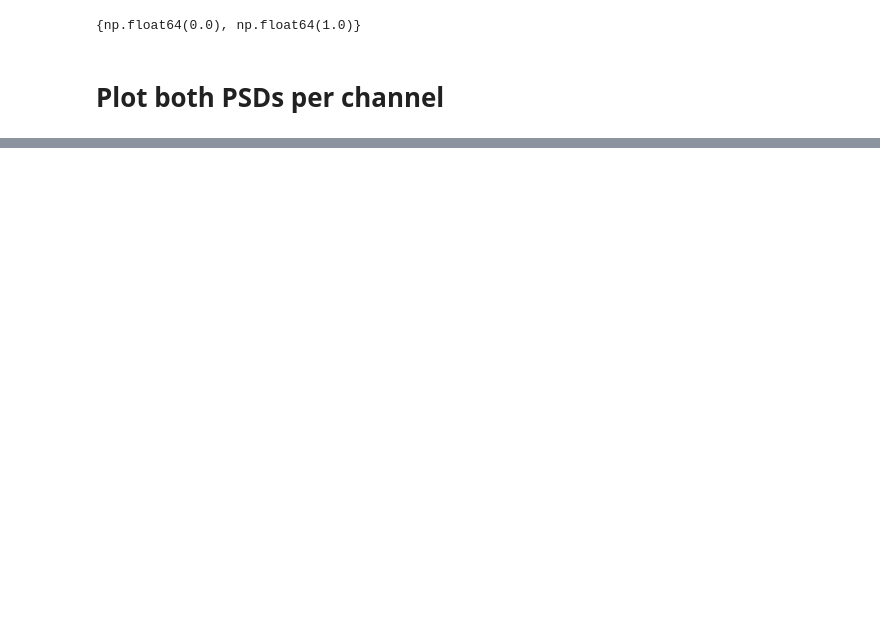
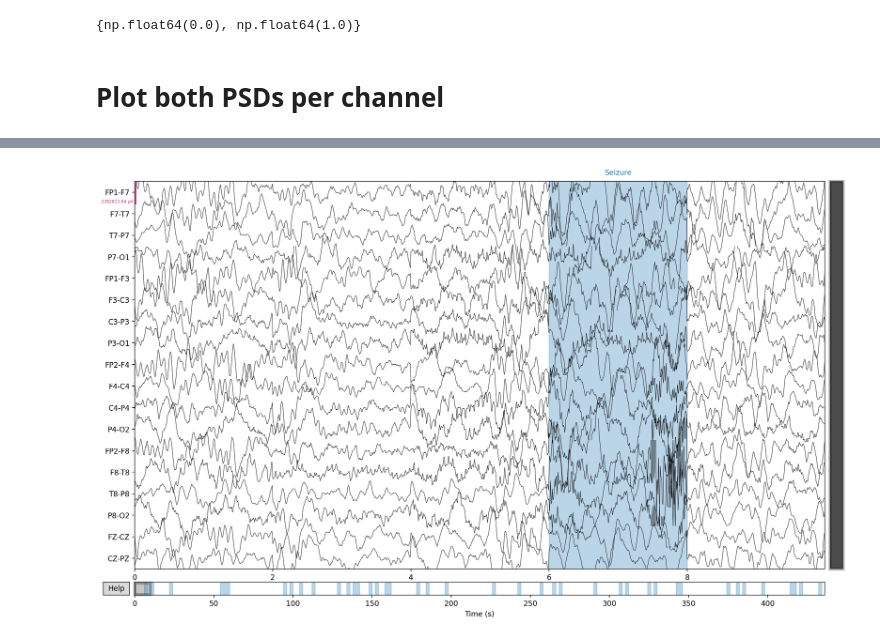
Before and after one commit to denizyennerr/Tez, a Jupyter notebook: preprocess_verify.ipynb, the cells around one changed output, grey strips where cells are left out. Drawn from its saved outputs; the diff is of its cells as text; code cells hidden in the pictures; blank space fills up the shorter version.

```diff
--- a/preprocess_verify.ipynb
+++ b/preprocess_verify.ipynb
@@ -598,0 +465,66 @@ np.count_nonzero(npz['y'])
+# %%
+matplotlib.use('TkAgg')
+
+# --- DEFINITIONS ---
+FINAL_CHANNELS = [
+    'FP1-F7', 'F7-T7', 'T7-P7', 'P7-O1',
+    'FP1-F3', 'F3-C3', 'C3-P3', 'P3-O1',
+    'FP2-F4', 'F4-C4', 'C4-P4', 'P4-O2',
+    'FP2-F8', 'F8-T8', 'T8-P8', 'P8-O2',
+    'FZ-CZ', 'CZ-PZ'
+]
+
+# 1. Load Data
+# Ensure the path is correct
+data_npz = np.load("processed_npz_files/chb01_chb01_03.npz")
+signals = data_npz['X']   # Shape: (Epochs, 18, 256)
+labels = data_npz['y']    # Shape: (Epochs,)
+
+# 2. Reshape Data (Concatenate Epochs)
+# (Epochs, Channels, Times) -> (Channels, Epochs * Times)
+n_epochs, n_channels, n_times = signals.shape
+
+# Safety Check: Ensure data channels match name list length
+if n_channels != len(FINAL_CHANNELS):
+    raise ValueError(f"Data has {n_channels} channels but list has {len(FINAL_CHANNELS)}")
+
+# Transpose to (Channels, Epochs, Times) then flatten the last two dims
+signals_reshaped = signals.transpose(1, 0, 2).reshape(n_channels, -1)
+
+# 3. Create MNE Info Object
+sfreq = 128
+# Use the specific channel names here instead of the loop
+info = mne.create_info(ch_names=FINAL_CHANNELS, sfreq=sfreq, ch_types='eeg')
+
+# 4. Create Raw Object
+raw = mne.io.RawArray(signals_reshaped, info)
+
+# 5. Prepare Annotations (Seizure Labels)
+# Expand labels: Repeat the label for every time point in the window (256 samples)
+full_labels_per_sample = np.repeat(labels, n_times)
+
+# Find transitions (0->1 is start, 1->0 is end)
+diff = np.diff(full_labels_per_sample, prepend=0)
+
+# Get onset times (in seconds)
+onsets = np.where(diff > 0)[0] / sfreq
+offsets = np.where(diff < 0)[0] / sfreq
+
+# Handle edge case: if seizure is active at the very end of the file
+if len(offsets) < len(onsets):
+    offsets = np.append(offsets, signals_reshaped.shape[1] / sfreq)
+
+durations = offsets - onsets
+
+if len(onsets) > 0:
+    annot = mne.Annotations(onset=onsets, duration=durations, description=['Seizure'] * len(onsets))
+    raw.set_annotations(annot)
+    print(f" Added {len(onsets)} seizure annotations.")
+else:
+    print(" No seizures found in this file.")
+
+# 6. Visualize
+# scalings='auto' helps fit the data to the window
+raw.plot(scalings='auto', block=True, title="chb01_03 - Preprocessed Data")
+# %% [output]
+[figure, added]
```
Also changed, not shown: parts of 19 cells of this notebook, 3 other files.
